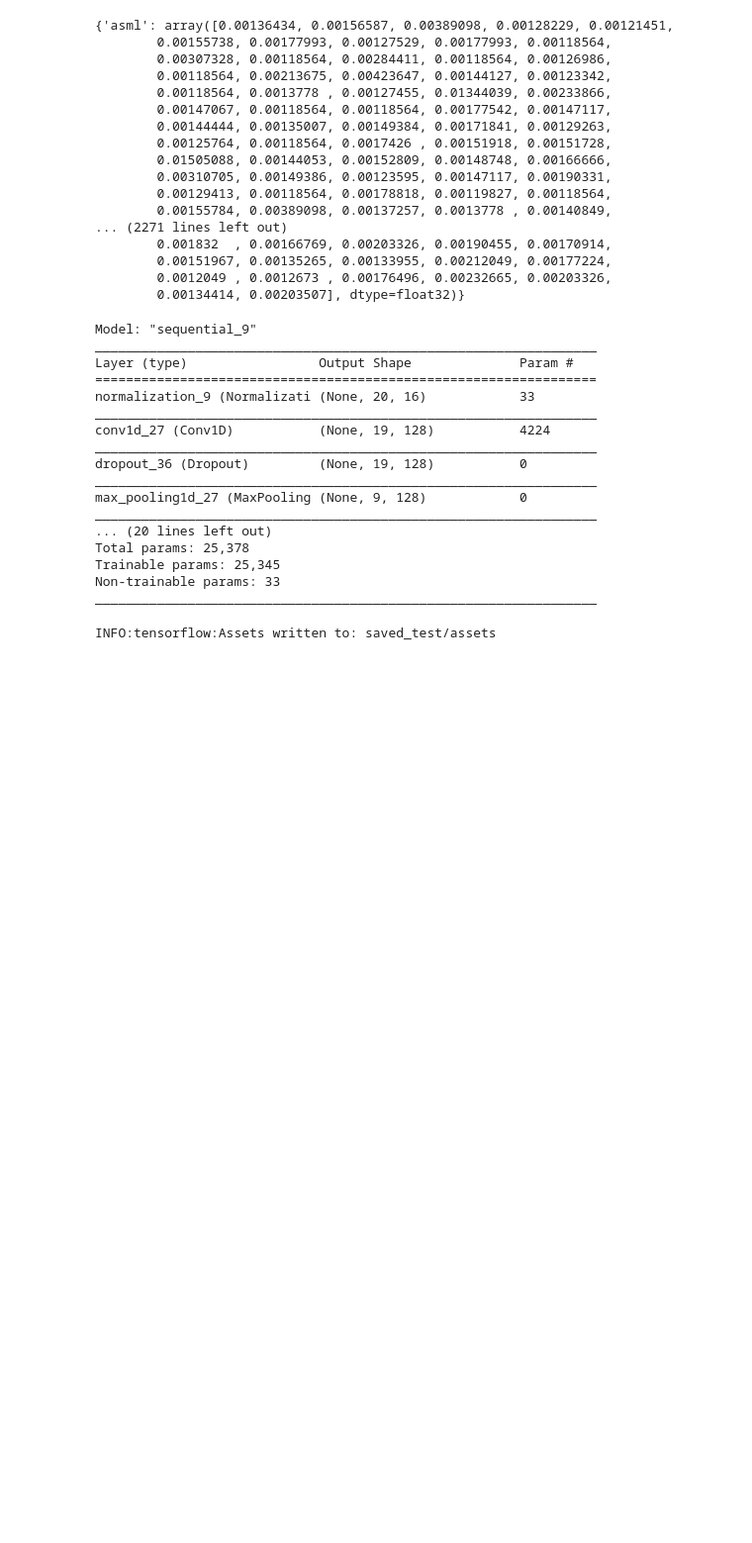
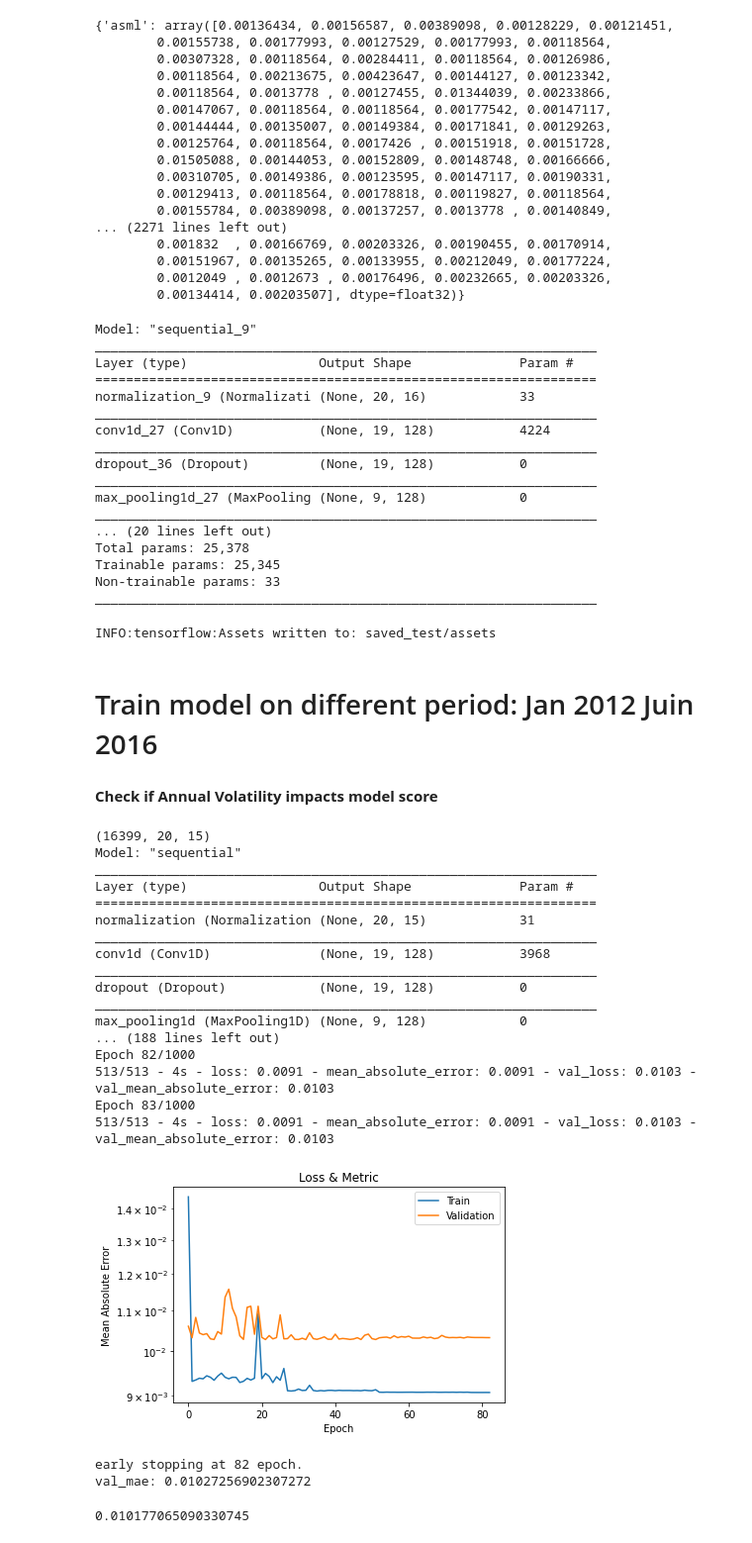
Before and after one commit to Jaouad-AHRAOUI/stock_prediction, a Jupyter notebook: notebooks/4_anastasia_LSTM_Vinci_seq_test.ipynb, the cells around one changed output. Shown at 99% size. Saved outputs shown, nothing was run; the diff lists cells and outputs as text; code cells hidden in the pictures; blank space fills up the shorter version.

Commit message:
test stacking notebook, csv, modified shift_sequences for prediction and dict for vinci

```diff
--- a/notebooks/4_anastasia_LSTM_Vinci_seq_test.ipynb
+++ b/notebooks/4_anastasia_LSTM_Vinci_seq_test.ipynb
@@ -60,7 +60,7 @@ def load_preproc_data(company='vinci'):
     df = df.sort_values('Date')
 #     df = df.drop(columns='Date')
 
-    data_to_predict = data_to_predict.set_index('Date')
+    df = df.set_index('Date')
 
     #---Company code on stock market
     idx = df.columns[0][7:]
@@ -965,3 +965,7 @@ _________________________________________________________________
 model.save('saved_test')
 # %% [output]
 INFO:tensorflow:Assets written to: saved_test/assets
+# %% [markdown]
+# Train model on different period: Jan 2012 Juin 2016
+# %% [markdown]
+**Check if Annual Volatility impacts model score**
@@ -967,0 +1010,46 @@ INFO:tensorflow:Assets written to: saved_test/assets
+# %%
+#---load the data with selected features
+data = []
+idx = []
+for company in company_dict.keys():
+    data_loc, idx_loc = load_preproc_data(company)
+    data.append(data_loc[:int(data_loc.shape[0]*0.6)])  # Pre-covid data
+    idx.append(idx_loc)
+# %%
+#---train the model
+X_train, y_train, X_val, y_val, X_test, y_test, model = train_model(df=data,
+                                                                    idx=idx,
+                                                                    len_=20,
+                                                                    l_rate=0.01,
+                                                                    batch_size=32,
+                                                                    patience=50,
+                                                                    loss='MAE',
+                                                                    metric=MAE,
+                                                                    plot_history=True,
+                                                                    verbose=2)
+# %% [output]
+(16399, 20, 15)
+Model: "sequential"
+_________________________________________________________________
+Layer (type)                 Output Shape              Param #
+=================================================================
+normalization (Normalization (None, 20, 15)            31
+_________________________________________________________________
+conv1d (Conv1D)              (None, 19, 128)           3968
+_________________________________________________________________
+dropout (Dropout)            (None, 19, 128)           0
+_________________________________________________________________
+max_pooling1d (MaxPooling1D) (None, 9, 128)            0
+... (188 lines left out)
+Epoch 82/1000
+513/513 - 4s - loss: 0.0091 - mean_absolute_error: 0.0091 - val_loss: 0.0103 - val_mean_absolute_error: 0.0103
+Epoch 83/1000
+513/513 - 4s - loss: 0.0091 - mean_absolute_error: 0.0091 - val_loss: 0.0103 - val_mean_absolute_error: 0.0103
+[figure, added]
+early stopping at 82 epoch.
+val_mae: 0.01027256902307272
+# %%
+#baseline
+np.mean(np.abs(y_test))
+# %% [output]
+0.010177065090330745
```
Also changed, not shown: parts of 5 cells of this notebook, 7 other files.
